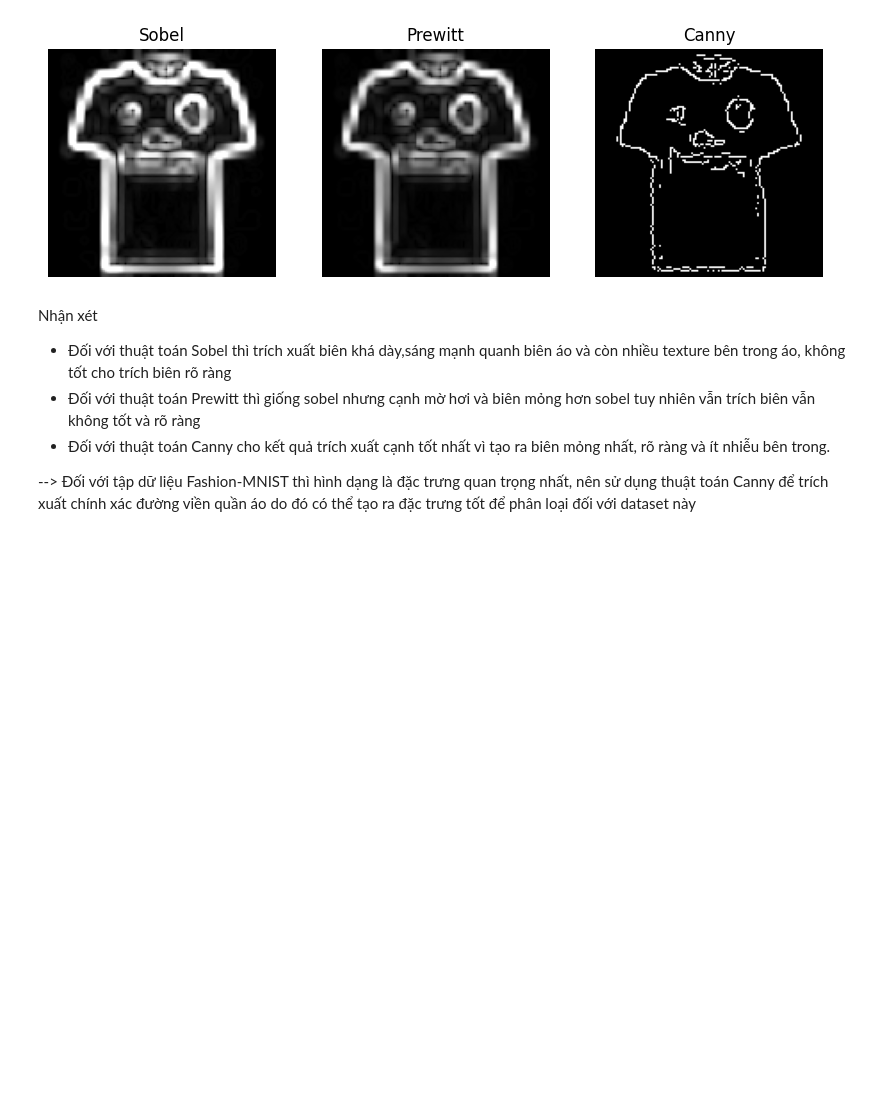
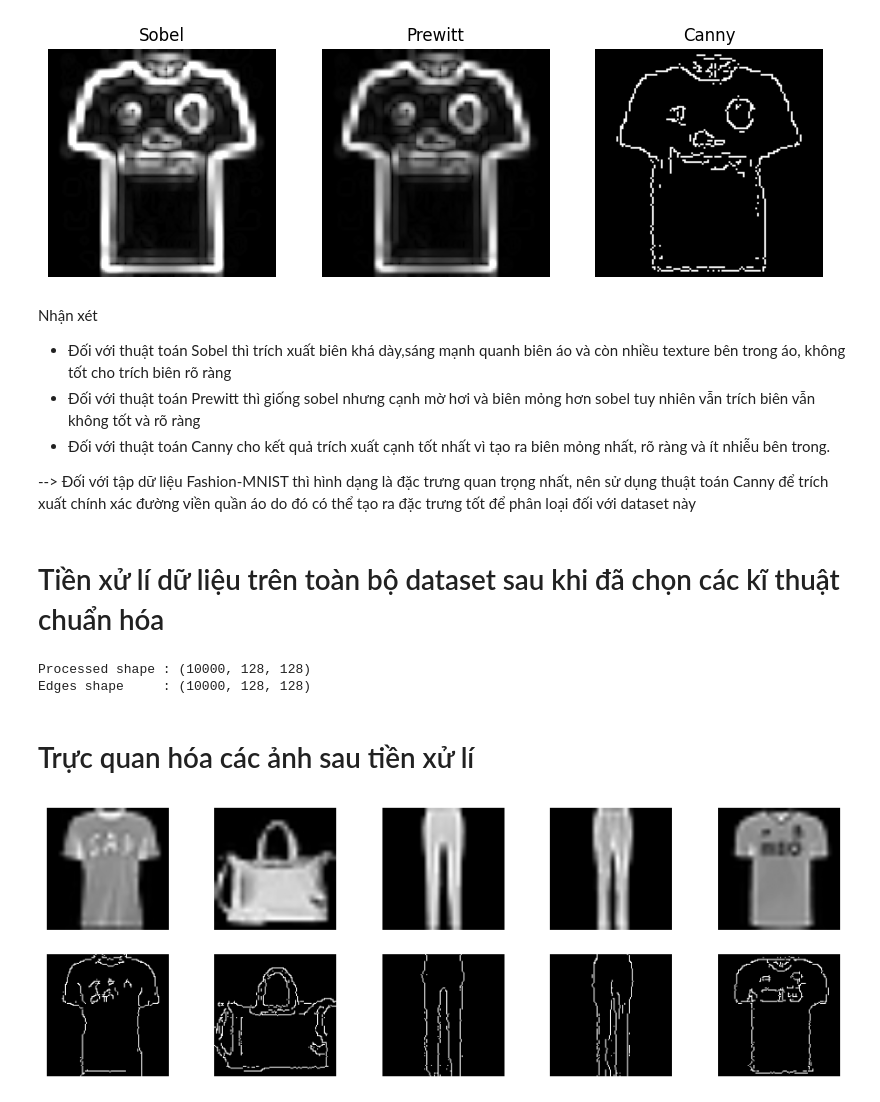
Before and after one commit to thloc1212/DataMiningLab1, a Jupyter notebook: notebooks/01_image_preprocessing.ipynb, the cells around one changed output. Saved outputs shown, nothing was run; the diff lists cells and outputs as text; code cells hidden in the pictures; blank space fills up the shorter version.

Commit message:
Sửa lại phần images

```diff
--- a/notebooks/01_image_preprocessing.ipynb
+++ b/notebooks/01_image_preprocessing.ipynb
@@ -228,3 +249,53 @@ Nhận xét
 - Đối với thuật toán Canny cho kết quả trích xuất cạnh tốt nhất vì tạo ra biên mỏng nhất, rõ ràng và ít nhiễu bên trong.
 
 --> Đối với tập dữ liệu Fashion-MNIST thì hình dạng là đặc trưng quan trọng nhất, nên sử dụng thuật toán Canny để trích xuất chính xác đường viền quần áo do đó có thể tạo ra đặc trưng tốt để phân loại đối với dataset này
+# %% [markdown]
+# Tiền xử lí dữ liệu trên toàn bộ dataset sau khi đã chọn các kĩ thuật chuẩn hóa
+# %%
+N = X.shape[0]
+
+processed_imgs = np.zeros((N, 128, 128), dtype=np.float32)
+edges_imgs     = np.zeros((N, 128, 128), dtype=np.uint8)
+
+for i in range(N):
+    img = X[i]
+
+    # ===== 1. Resize 128x128 (Linear) =====
+    resized = cv2.resize(img, (128,128), interpolation=cv2.INTER_LINEAR)
+
+    # ===== 2. Normalize [0,1] =====
+    norm = resized.astype(np.float32) / 255.0
+
+    # ===== 3. Canny edge =====
+    canny = cv2.Canny(resized, 50, 150)
+
+    processed_imgs[i] = norm
+    edges_imgs[i] = canny
+
+print("Processed shape :", processed_imgs.shape)
+print("Edges shape     :", edges_imgs.shape)
+# %% [output]
+Processed shape : (10000, 128, 128)
+Edges shape     : (10000, 128, 128)
+# %% [markdown]
+# Trực quan hóa các ảnh sau tiền xử lí
+# %%
+n_show = 5
+
+# random index
+idxs = np.random.choice(len(edges_imgs), n_show, replace=False)
+
+plt.figure(figsize=(12,4))
+
+for i, idx in enumerate(idxs):
+    plt.subplot(2, n_show, i+1)
+    plt.imshow(processed_imgs[idx], cmap='gray')
+    plt.axis('off')
+
+    plt.subplot(2, n_show, i+1+n_show)
+    plt.imshow(edges_imgs[idx], cmap='gray')
+    plt.axis('off')
+
+plt.show()
+# %% [output]
+[figure, added]
```
Also changed, not shown: parts of 4 cells of this notebook.
